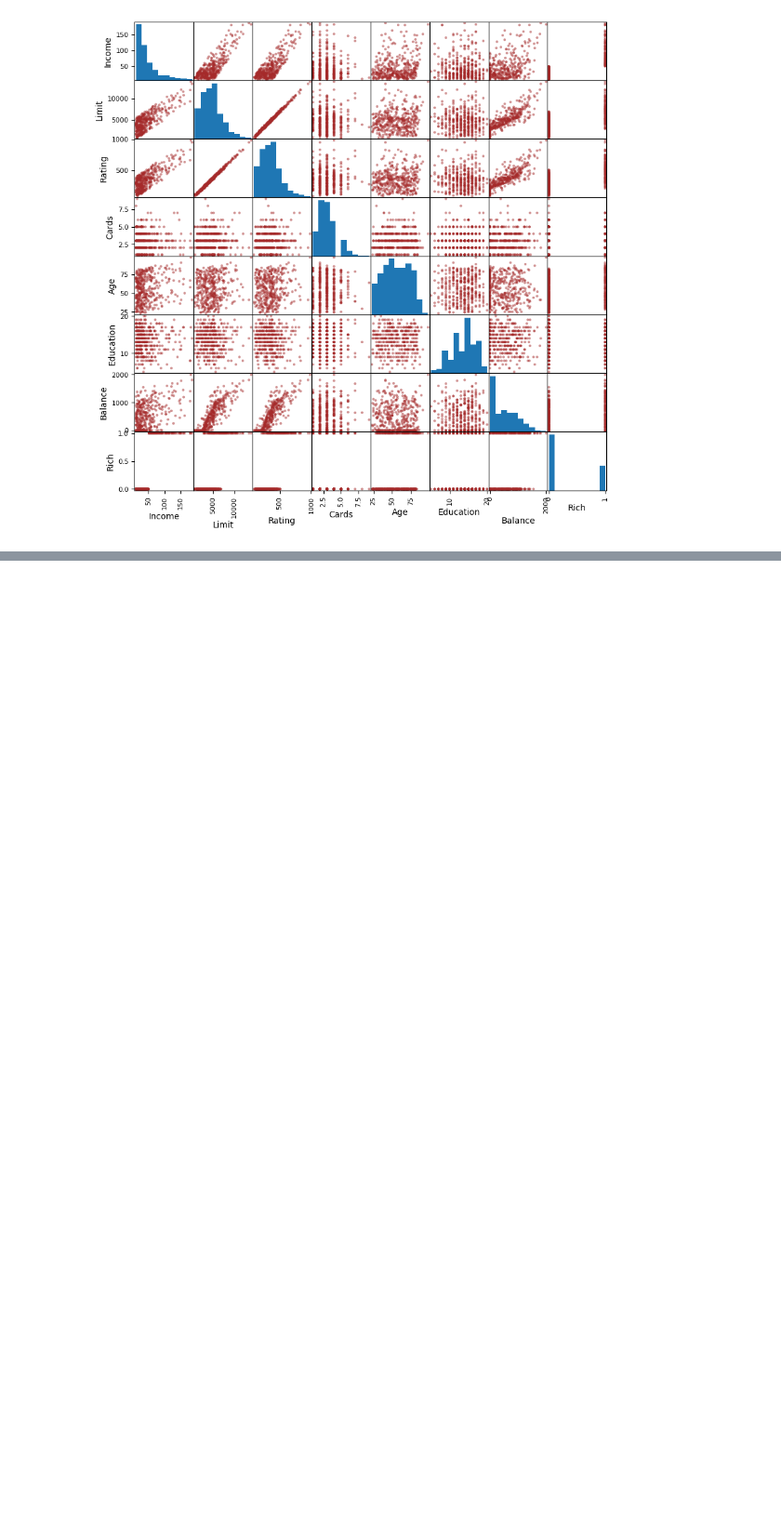
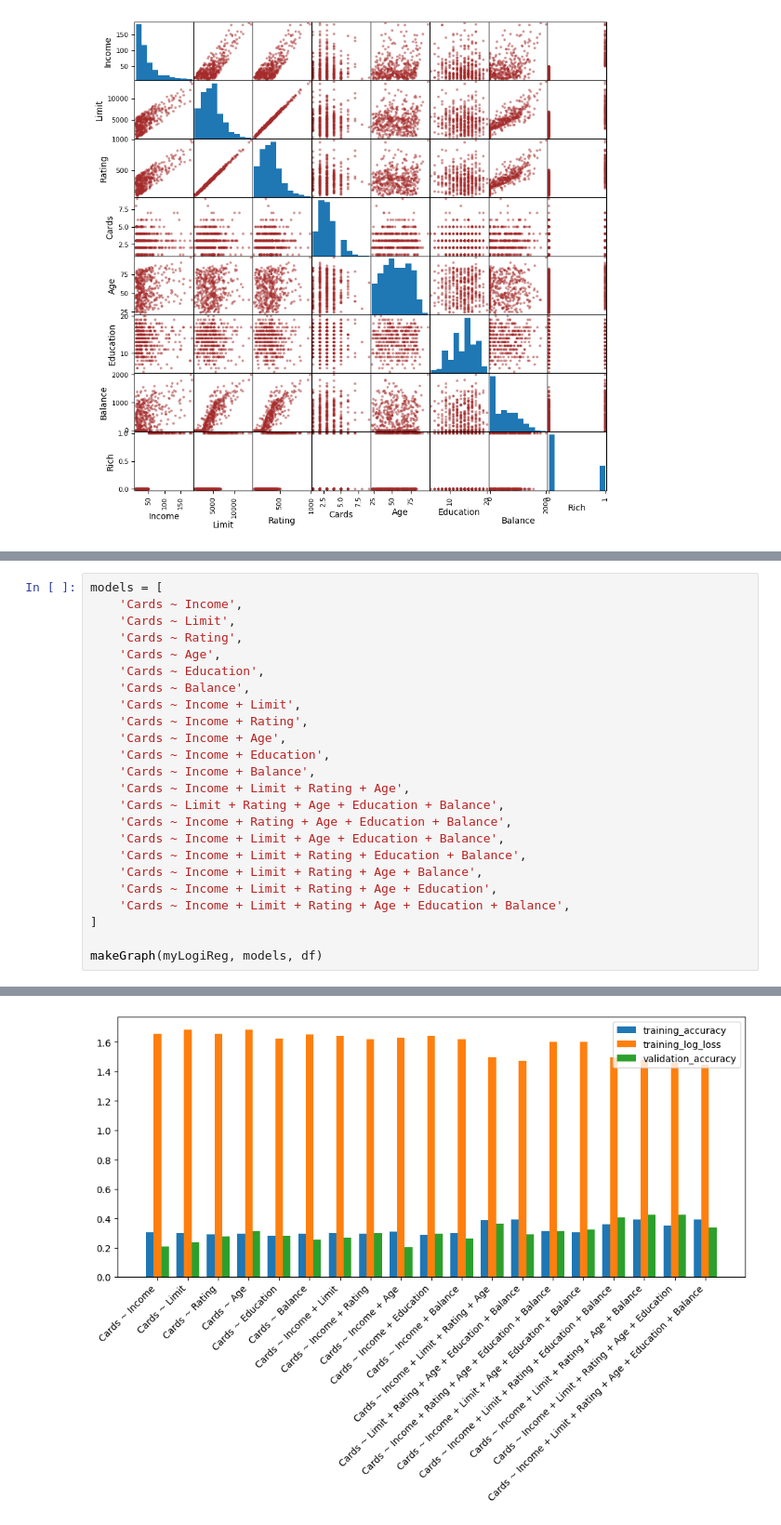
Before and after one commit to pucikplay/DM, a Jupyter notebook: L4/ex12.ipynb, the cells around one changed output, grey strips where cells are left out. Shown at 93% size. Saved outputs shown, nothing was run; the diff lists cells and outputs as text; blank space fills up the shorter version.

```diff
--- a/L4/ex12.ipynb
+++ b/L4/ex12.ipynb
@@ -177,0 +127,25 @@ plt.show()
+# %%
+models = [
+    'Cards ~ Income',
+    'Cards ~ Limit',
+    'Cards ~ Rating',
+    'Cards ~ Age',
+    'Cards ~ Education',
+    'Cards ~ Balance',
+    'Cards ~ Income + Limit',
+    'Cards ~ Income + Rating',
+    'Cards ~ Income + Age',
+    'Cards ~ Income + Education',
+    'Cards ~ Income + Balance',
+    'Cards ~ Income + Limit + Rating + Age',
+    'Cards ~ Limit + Rating + Age + Education + Balance',
+    'Cards ~ Income + Rating + Age + Education + Balance',
+    'Cards ~ Income + Limit + Age + Education + Balance',
+    'Cards ~ Income + Limit + Rating + Education + Balance',
+    'Cards ~ Income + Limit + Rating + Age + Balance',
+    'Cards ~ Income + Limit + Rating + Age + Education',
+    'Cards ~ Income + Limit + Rating + Age + Education + Balance',
+]
+
+makeGraph(myLogiReg, models, df)
+# %% [output]
@@ -177,0 +166 @@ plt.show()
+[figure, added]
```
Also changed, not shown: parts of 5 cells of this notebook.
